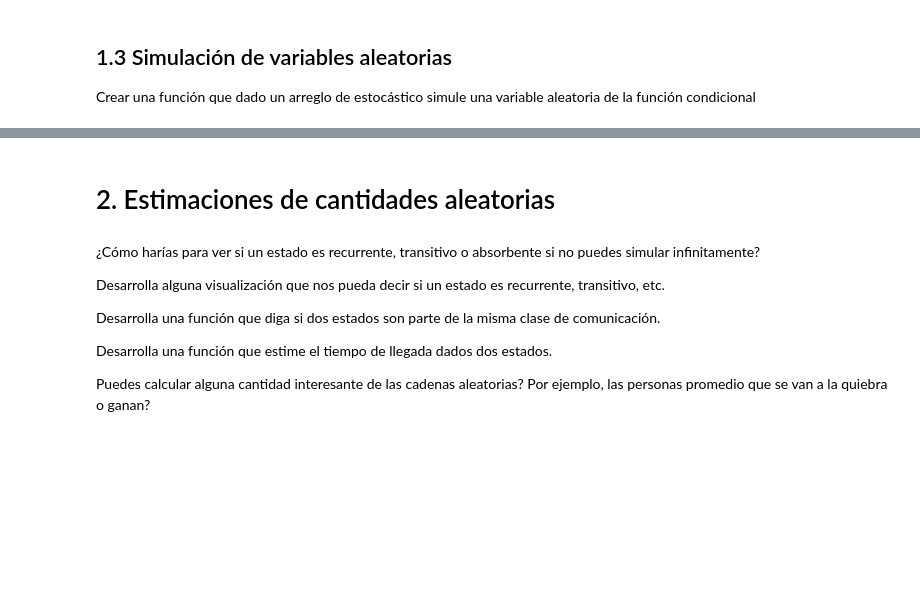
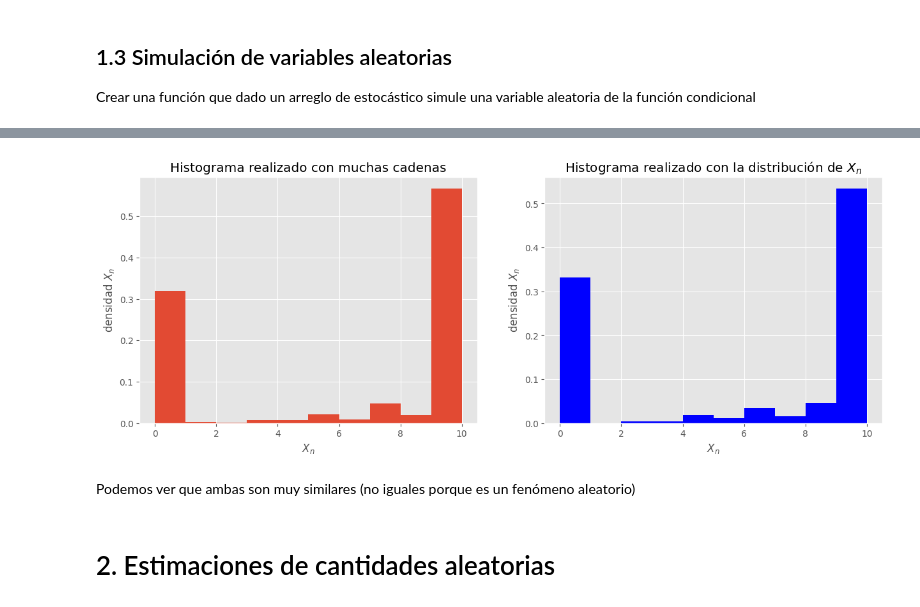
Before and after one commit to linear-regret/Procesos-Estocasticos, a Jupyter notebook: Práctica 1 Procesos Estocásticos/P1_PE.ipynb, the cells around one changed output, grey strips where cells are left out. Cells and saved outputs as stored; diff of their text form; code cells hidden in the pictures; blank space fills up the shorter version.

```diff
--- a/Práctica 1 Procesos Estocásticos/P1_PE.ipynb
+++ b/Práctica 1 Procesos Estocásticos/P1_PE.ipynb
@@ -181,12 +220,36 @@ plt.plot(Xn)
+# %%
+# hacemos un arreglo de todas las cadenas, es de 200x100 porque simulamos 200 cadenas de tamaño 100 cada una.
+arreglo_cadenas=np.array(lista_cadenas)
+# Para obtener muestras de la distribución en el paso n obtenemos la columna n del arreglo_cadenas
+Xn_cadenas=arreglo_cadenas[:,n-1] # Que quiere decir toma todos los renglones (la primera parte del corchete) de la columna n (la segunda parte)
+
+
+# Ahora simulamos de la distribución de pi_n
+def P_n(Pij,n):
+    '''Función que eleva una matriz a la n'''
+    P=Pij.copy()
+    for _ in range(n-1):
+        P=P@Pij
+    return P
+
+Pij=gen_matriz(N=N,p=p)
+Pij_n=P_n(Pij,n)
+
+pi_n=pi_0@Pij_n
+
+sim_segundo_metodo=[]
+for i in range(N_cadenas):
+    sim_segundo_metodo.append(simula_dado_pi(pi_n))
+
+fig,ax=plt.subplots(nrows=1,ncols=2)
+ax[0].hist(Xn_cadenas,density=True)
+ax[0].set_title('Histograma realizado con muchas cadenas'); ax[0].set_xlabel('$X_n$'); ax[0].set_ylabel('densidad $X_n$')
+
+ax[1].hist(sim_segundo_metodo,density=True,color='blue'); ax[1].set_xlabel('$X_n$'); ax[1].set_ylabel('densidad $X_n$')
+ax[1].set_title('Histograma realizado con la distribución de $X_n$') ; plt.show()
+# %% [output]
+[figure, added]
+# %% [markdown]
+Podemos ver que ambas son muy similares (no iguales porque es un fenómeno aleatorio)
 # %% [markdown]
 # 2. Estimaciones de cantidades aleatorias
-# %% [markdown]
-¿Cómo harías para ver si un estado es recurrente, transitivo o absorbente si no puedes simular infinitamente?
-
-Desarrolla alguna visualización que nos pueda decir si un estado es recurrente, transitivo, etc.
-
-Desarrolla una función que diga si dos  estados son parte de la misma clase de comunicación.
-
-Desarrolla una función que estime el tiempo de llegada dados dos estados.
-
-Puedes calcular alguna cantidad interesante de las cadenas aleatorias? Por ejemplo, las personas promedio que se van a la quiebra o ganan?
```
Also changed, not shown: parts of 21 cells of this notebook.
